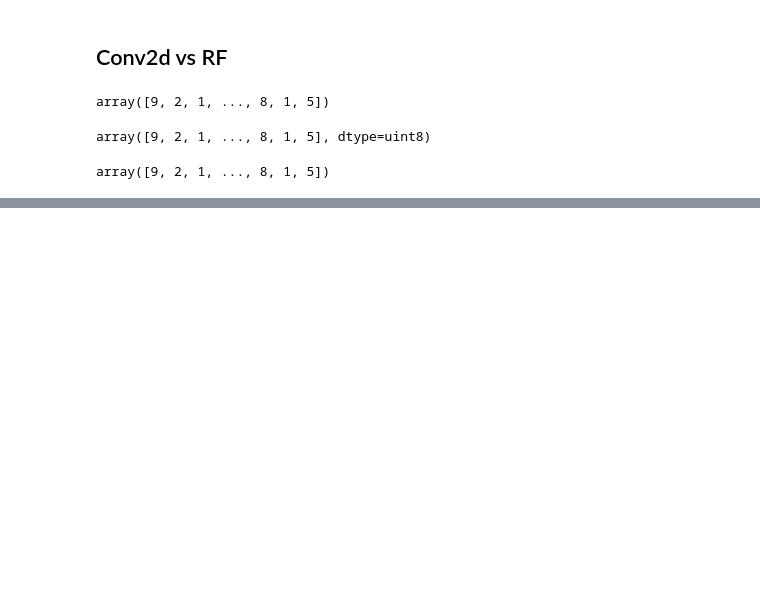
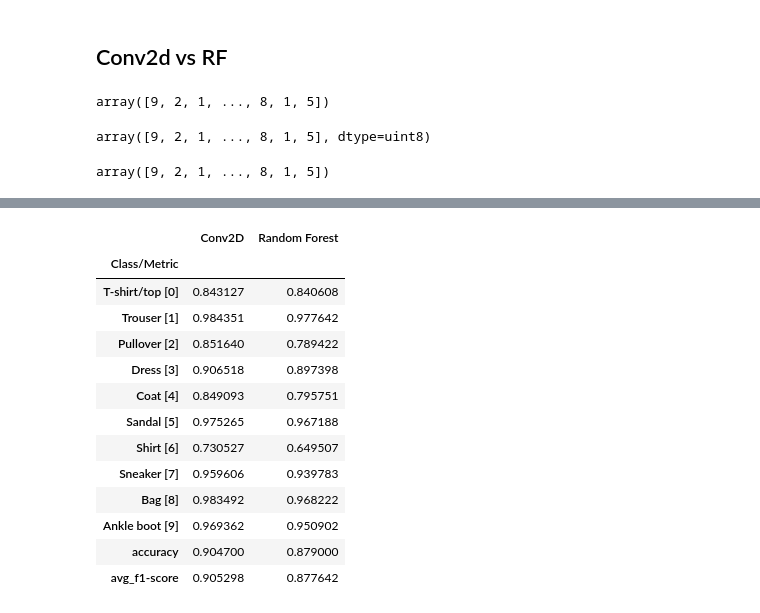
Before and after one commit to mcnanton/tp2AA, a Jupyter notebook: TP2AA.ipynb, the cells around one changed output, grey strips where cells are left out. Saved outputs shown, nothing was run; the diff lists cells and outputs as text; code cells hidden in the pictures; blank space fills up the shorter version.

```diff
--- a/TP2AA.ipynb
+++ b/TP2AA.ipynb
@@ -1637,0 +1874,31 @@ plt.savefig("./img/confusion_matrix_conv2d_vs_rf.png", dpi=200, facecolor="white
+# %%
+conv_report = classif_report(y_test, ypreds)
+rfo_report = classif_report(y_test, y_rfpred)
+
+
+metric = "f1-score"
+nombres = ['T-shirt/top [0]', 'Trouser [1]', 'Pullover [2]', 'Dress [3]', 'Coat [4]', 'Sandal [5]', 'Shirt [6]', 'Sneaker [7]', 'Bag [8]', 'Ankle boot [9]']
+index_serie = pd.Series(nombres + ['accuracy',"avg_"+metric])
+rfor = rfo_report[metric][:12].reset_index(drop=True)
+convr = conv_report[metric][:12].reset_index(drop=True)
+
+tabla3 = pd.concat([index_serie, convr, rfor], axis=1).set_index(0)
+
+tabla3.columns = ['Conv2D','Random Forest']
+tabla3.index.name="Class/Metric"
+tabla3
+# %% [output]
+|  | Conv2D | Random Forest |
+| Class/Metric |  |  |
+| T-shirt/top [0] | 0.843127 | 0.840608 |
+| Trouser [1] | 0.984351 | 0.977642 |
+| Pullover [2] | 0.851640 | 0.789422 |
+| Dress [3] | 0.906518 | 0.897398 |
+| Coat [4] | 0.849093 | 0.795751 |
+| Sandal [5] | 0.975265 | 0.967188 |
+| Shirt [6] | 0.730527 | 0.649507 |
+| Sneaker [7] | 0.959606 | 0.939783 |
+| Bag [8] | 0.983492 | 0.968222 |
+| Ankle boot [9] | 0.969362 | 0.950902 |
+| accuracy | 0.904700 | 0.879000 |
+| avg_f1-score | 0.905298 | 0.877642 |
```
Also changed, not shown: parts of 25 cells of this notebook, 7 other files.
